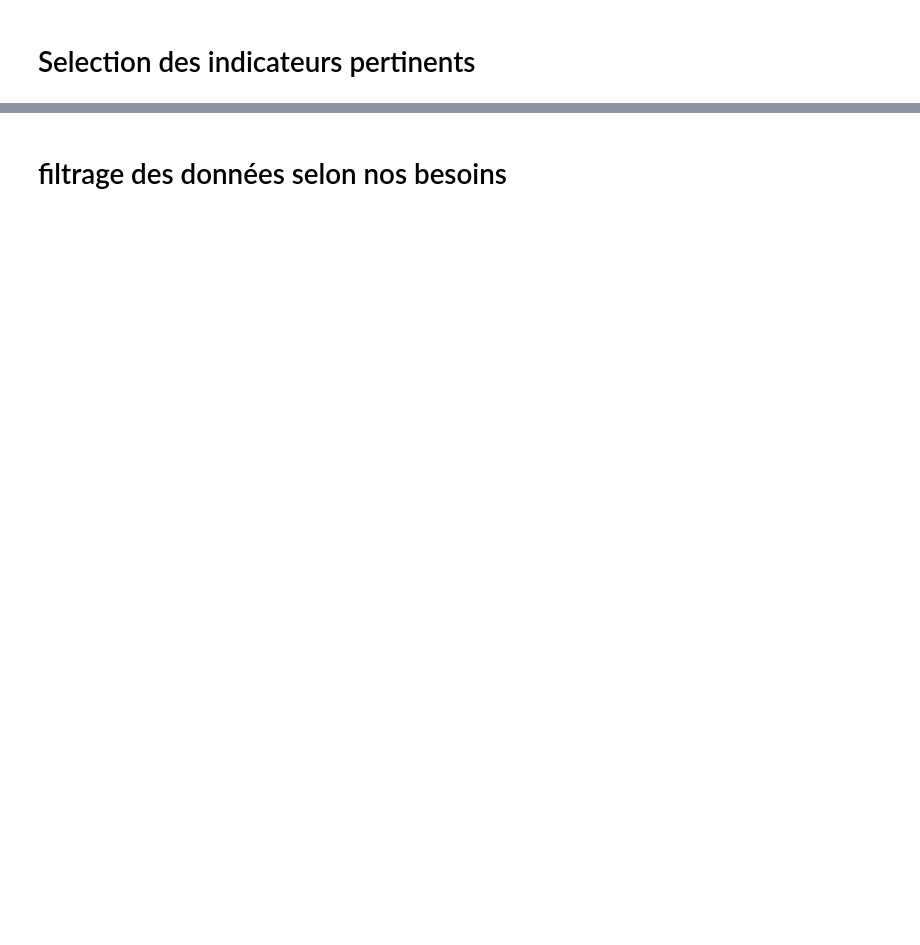
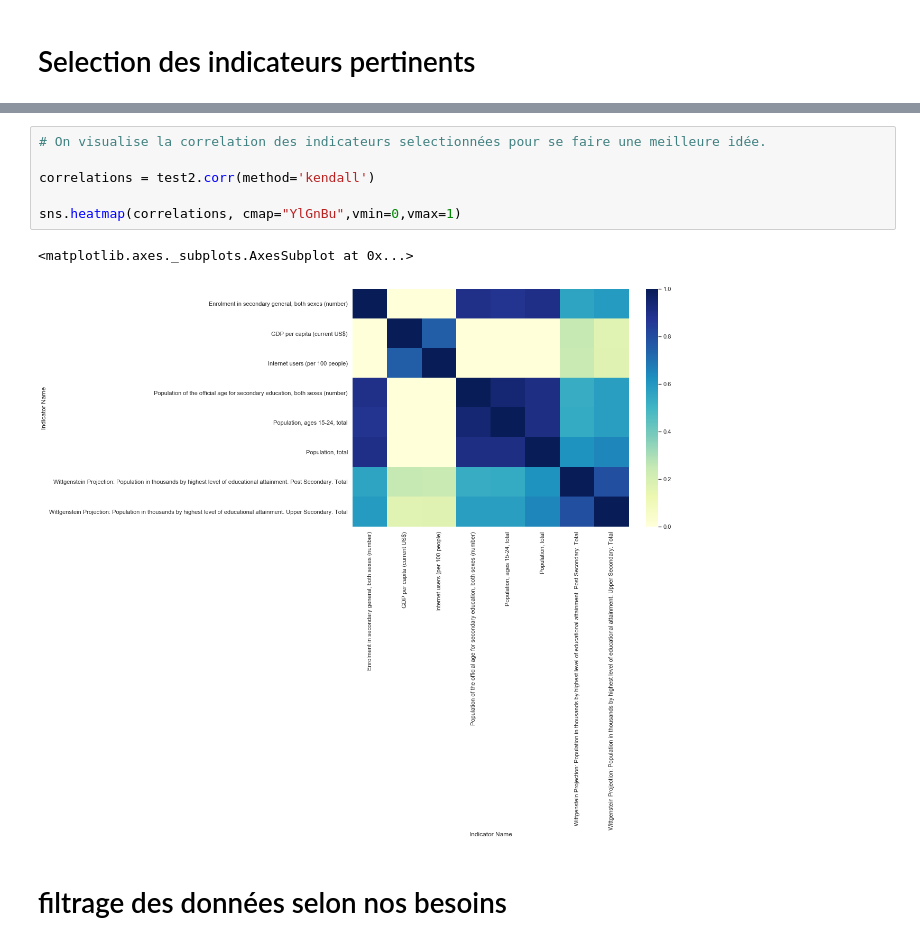
Before and after one commit to axibord/Data_Science, a Jupyter notebook: Test_solo2.ipynb, the cells around one changed output, grey strips where cells are left out. Drawn from its saved outputs; the diff is of its cells as text; blank space fills up the shorter version.

```diff
--- a/Test_solo2.ipynb
+++ b/Test_solo2.ipynb
@@ -391,3 +388,12 @@ dtype: int64
+# %%
+# On visualise la correlation des indicateurs selectionnées pour se faire une meilleure idée.
+
+correlations = test2.corr(method='kendall')
+
+sns.heatmap(correlations, cmap="YlGnBu",vmin=0,vmax=1)
+# %% [output]
+<matplotlib.axes._subplots.AxesSubplot at 0x...>
+[figure, added]
 # %% [markdown]
 # filtrage des données selon nos besoins
 # %%
```
Also changed, not shown: parts of 18 cells of this notebook.
